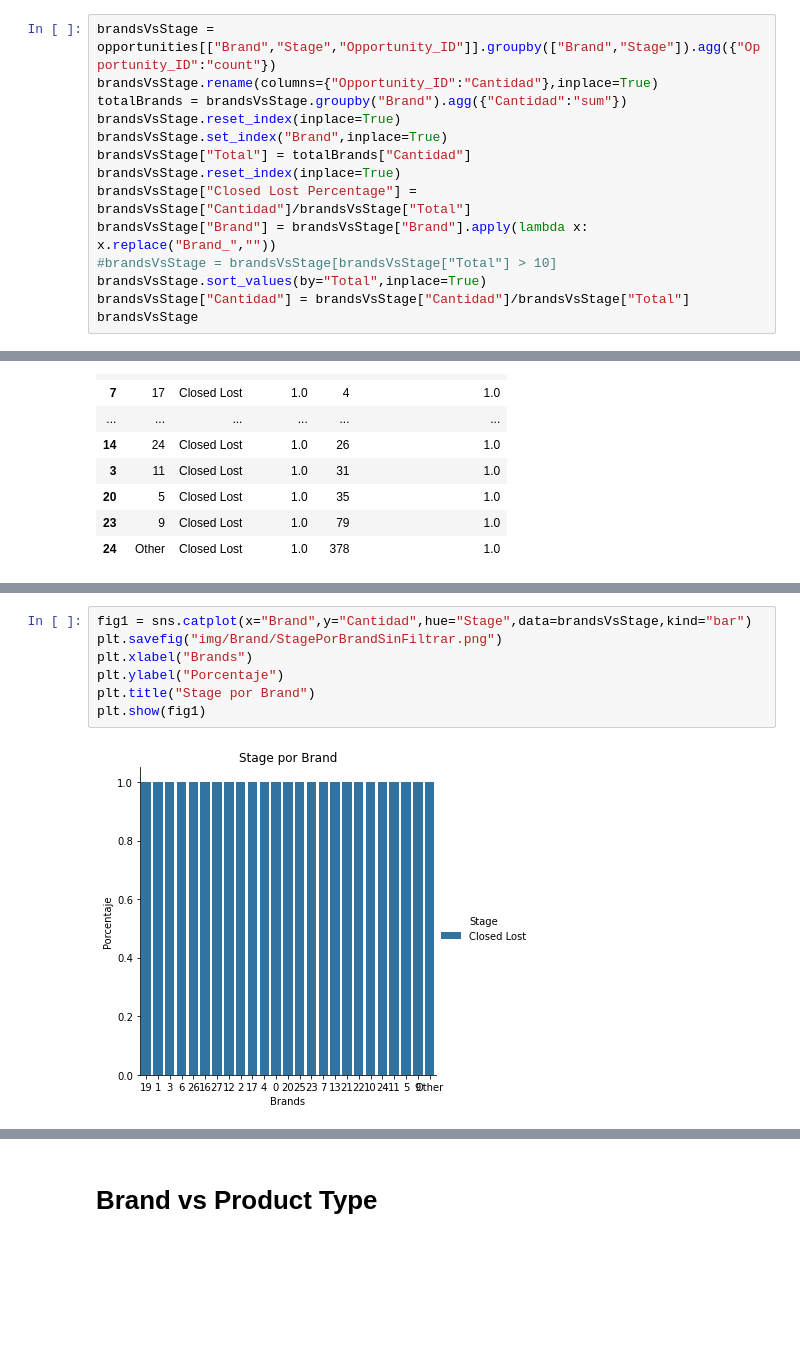
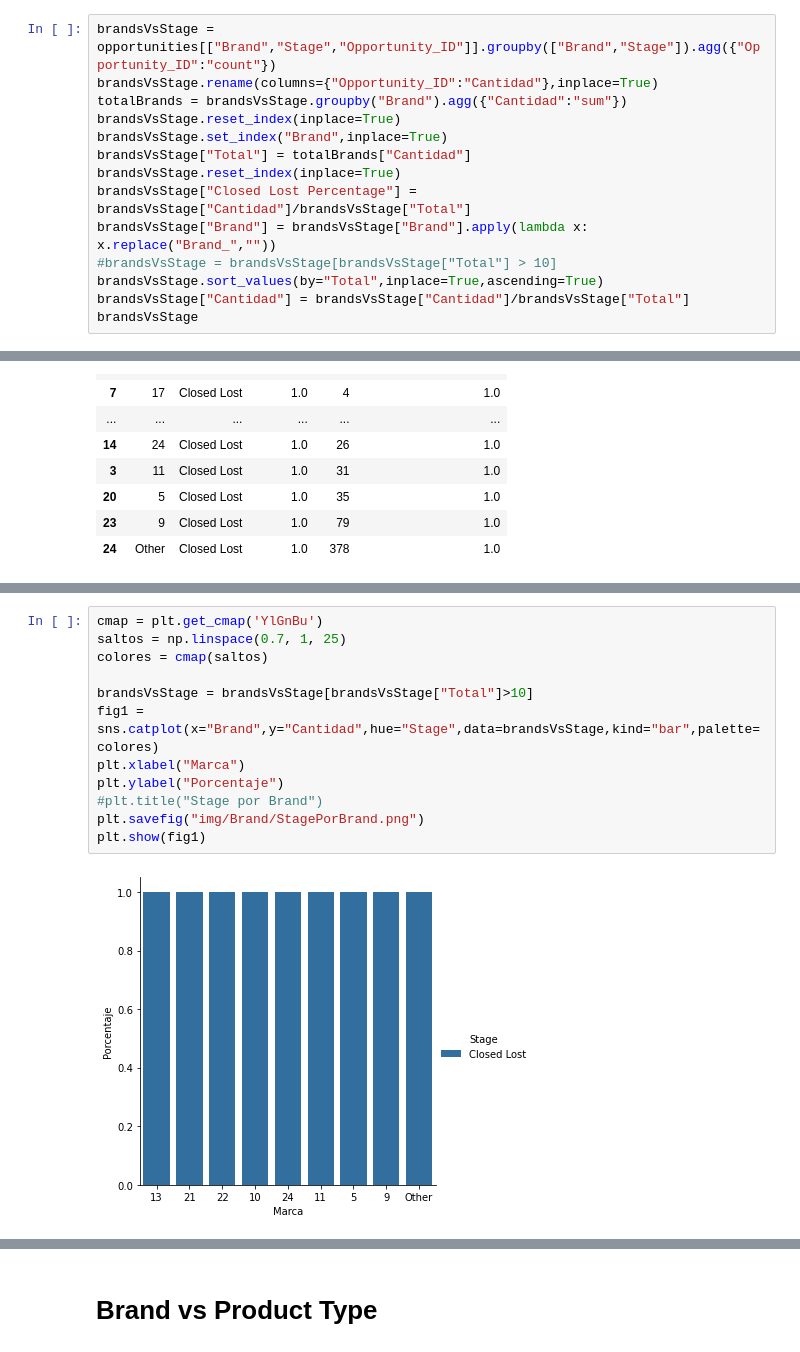
Before and after one commit to RiedelNicolas/75.06-2C2020-TP1, a Jupyter notebook: Brand Analysis.ipynb, the cells around one changed output, grey strips where cells are left out. Saved outputs shown, nothing was run; the diff lists cells and outputs as text; blank space fills up the shorter version.

```diff
--- a/Brand Analysis.ipynb
+++ b/Brand Analysis.ipynb
@@ -84,7 +99,7 @@ brandsVsStage.reset_index(inplace=True)
 brandsVsStage["Closed Lost Percentage"] = brandsVsStage["Cantidad"]/brandsVsStage["Total"]
 brandsVsStage["Brand"] = brandsVsStage["Brand"].apply(lambda x: x.replace("Brand_",""))
 #brandsVsStage = brandsVsStage[brandsVsStage["Total"] > 10]
-brandsVsStage.sort_values(by="Total",inplace=True)
+brandsVsStage.sort_values(by="Total",inplace=True,ascending=True)
 brandsVsStage["Cantidad"] = brandsVsStage["Cantidad"]/brandsVsStage["Total"]
 brandsVsStage
 # %% [output]
@@ -108,9 +137,14 @@ brandsVsStage
 # %%
-fig1 = sns.catplot(x="Brand",y="Cantidad",hue="Stage",data=brandsVsStage,kind="bar")
-plt.savefig("img/Brand/StagePorBrandSinFiltrar.png")
-plt.xlabel("Brands")
+cmap = plt.get_cmap('YlGnBu')
+saltos = np.linspace(0.7, 1, 25)
+colores = cmap(saltos)
+
+brandsVsStage = brandsVsStage[brandsVsStage["Total"]>10]
+fig1 = sns.catplot(x="Brand",y="Cantidad",hue="Stage",data=brandsVsStage,kind="bar",palette=colores)
+plt.xlabel("Marca")
 plt.ylabel("Porcentaje")
-plt.title("Stage por Brand")
+#plt.title("Stage por Brand")
+plt.savefig("img/Brand/StagePorBrand.png")
 plt.show(fig1)
 # %% [output]
-[figure, old version]
+[figure, new version]
```
Also changed, not shown: parts of 11 cells of this notebook, 39 other files.
